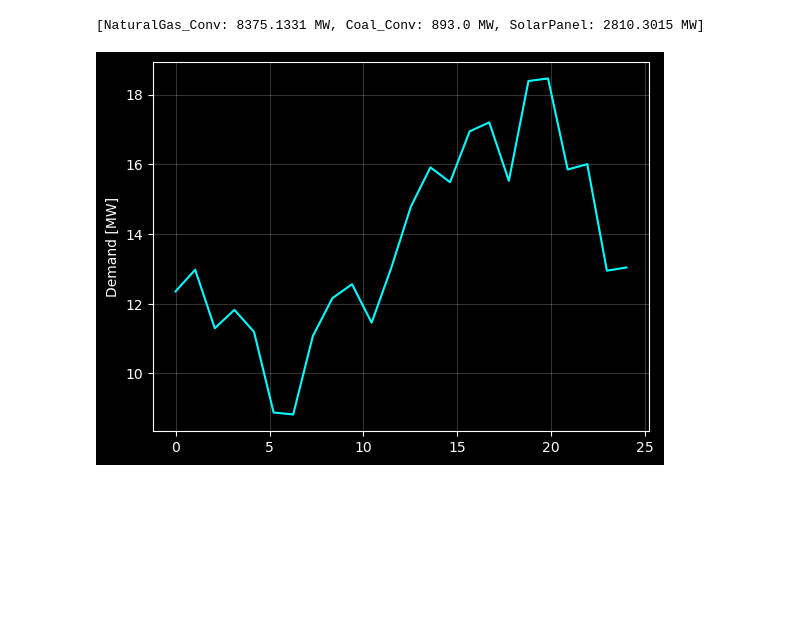
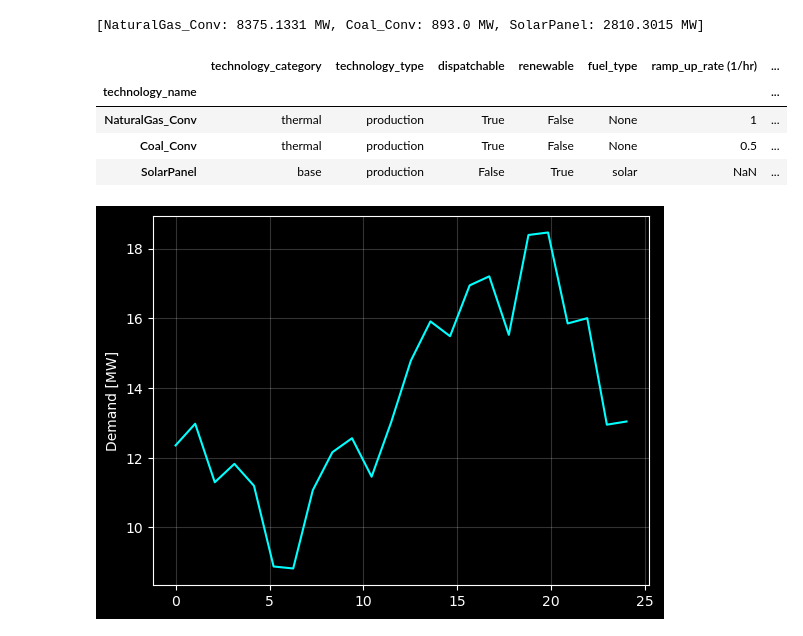
Before and after one commit to ceserz2/notebooks, a Jupyter notebook: uiuc_energy_mix.ipynb, the cells around one changed output. Drawn from its saved outputs; the diff is of its cells as text; code cells hidden in the pictures; blank space fills up the shorter version.

```diff
--- a/UIUC ENERGY MIX.ipynb
+++ b/uiuc_energy_mix.ipynb
@@ -44,6 +44,16 @@ display(UIUC_mix)
 # %% [output]
 Coal_Conv: 893.0 MW
 [NaturalGas_Conv: 8375.1331 MW, Coal_Conv: 893.0 MW, SolarPanel: 2810.3015 MW]
+# %%
+from osier.utils import technology_dataframe
+
+technology_dataframe(UIUC_mix)
+# %% [output]
+|  | technology_category | technology_type | dispatchable | renewable | fuel_type | ramp_up_rate (1/hr) | ... |
+| technology_name |  |  |  |  |  |  | ... |
+| NaturalGas_Conv | thermal | production | True | False | None | 1 | ... |
+| Coal_Conv | thermal | production | True | False | None | 0.5 | ... |
+| SolarPanel | base | production | False | True | solar | NaN | ... |
 # %%
 n_hours = 24  # hours per day
 n_days = 1  # days to model
```
Also changed, not shown: parts of 3 cells of this notebook, 4 other files.
